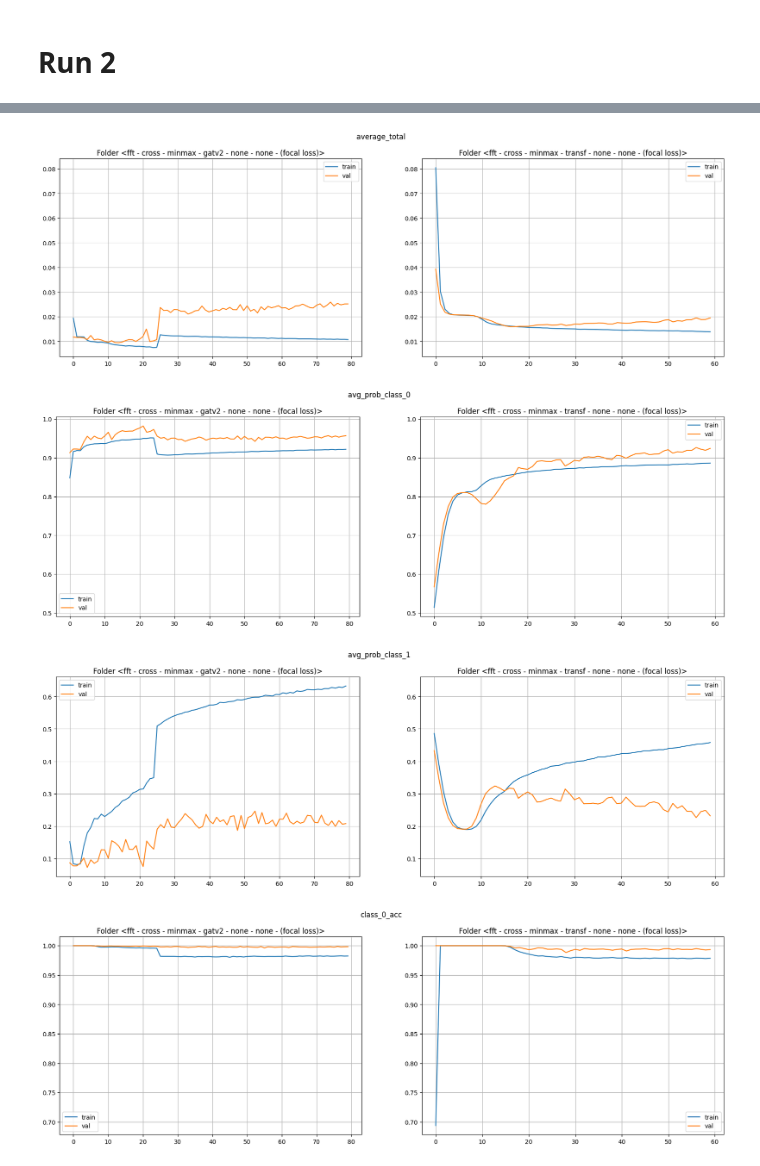
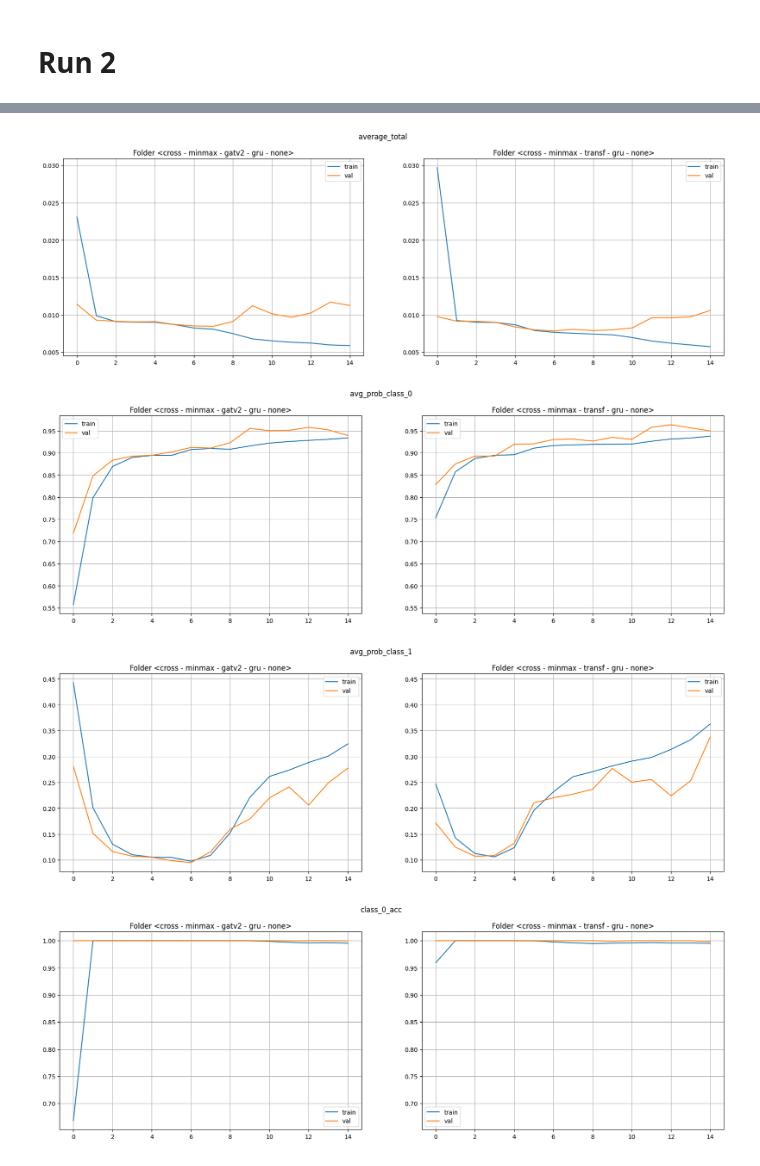
Before and after one commit to mranauro2/Seizure, a Jupyter notebook: utils/plot_comparison.ipynb, the cells around one changed output, grey strips where cells are left out. Drawn from its saved outputs; the diff is of its cells as text; code cells hidden in the pictures.

```diff
--- a/utils/plot_comparison.ipynb
+++ b/utils/plot_comparison.ipynb
@@ -162,8 +162,8 @@ def plot_multiple(folder_1:str, folder_2:str, show:str|int|list[int], marker:boo
             )
             axes[plot_idx].tick_params(labelleft=True)
 # %%
-folder_1= "../metrics/fft - cross - minmax - gatv2 - none - none - (focal loss)"
-folder_2= "../metrics/fft - cross - minmax - transf - none - none - (focal loss)/"
+folder_1= "../metrics/cross - minmax - gatv2 - gru - none/"
+folder_2= "../metrics/cross - minmax - transf - gru - none"
 #folder_1= ""
 #folder_2= ""
 
@@ -183,4 +183,4 @@ plot_multiple(
-[figure, old version]
+[figure, new version]
-[figure, old version]
+[figure, new version]
-[figure, old version]
+[figure, new version]
-[figure, old version]
+[figure, new version]
```
Also changed, not shown: parts of 1 cell of this notebook, 3 other files.
